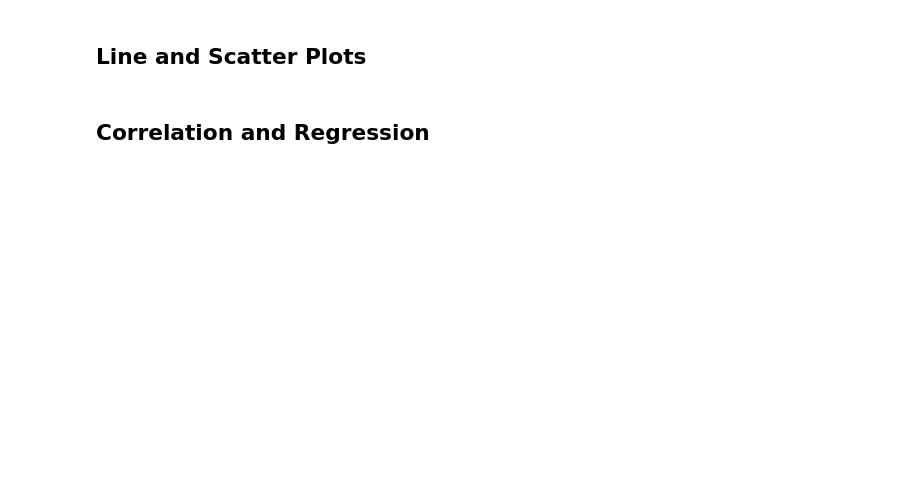
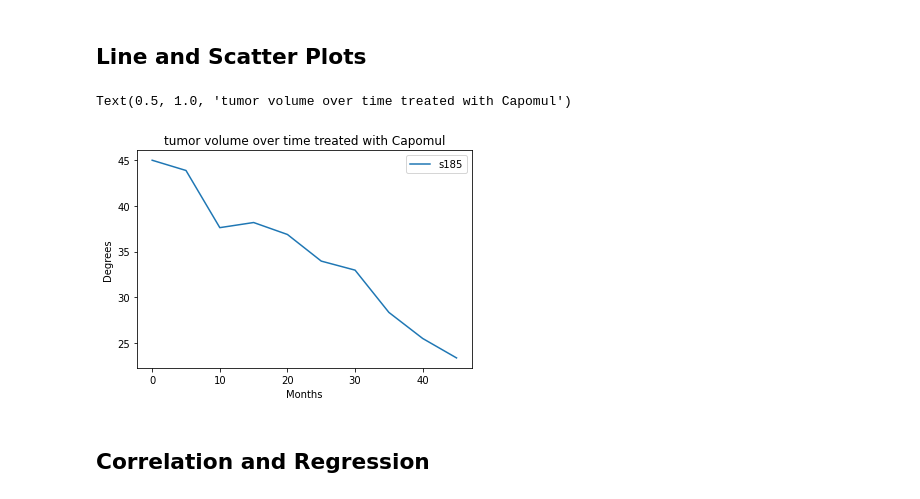
Before and after one commit to hamiltojogo/pymaceutical_tumor_treatment_analysis, a Jupyter notebook: pymaceuticals_starter.ipynb, the cells around one changed output. Saved outputs shown, nothing was run; the diff lists cells and outputs as text; code cells hidden in the pictures; blank space fills up the shorter version.

```diff
--- a/pymaceuticals_starter.ipynb
+++ b/pymaceuticals_starter.ipynb
@@ -319,3 +339,33 @@ iqr = upperq-lowerq
+# %%
+# Generate a line plot of tumor volume vs. time point for a mouse treated with Capomulin
+
+#group by drug and id
+
+
+
+
+#mouse id
+
+capomul_mouse_id = 's185'
+
+#gather time points and measurements for mouse
+
+single_mouse = merged_data.loc[merged_data['Mouse ID']== capomul_mouse_id]
+
+single_mouse
+
+#create line graph for single mouse
+
+x_axis = single_mouse['Timepoint']
+y_axis = single_mouse['Tumor Volume (mm3)']
+plt.plot(x_axis, y_axis, label= capomul_mouse_id)
+plt.xlabel("Months")
+plt.ylabel("Degrees")
+plt.legend(loc='best')
+plt.title('Tumor Volume Over Time treated with Capomul' )
+# %% [output]
+Text(0.5, 1.0, 'tumor volume over time treated with Capomul')
+[figure, added]
 # %%
 # Generate a scatter plot of average tumor volume vs. mouse weight for the Capomulin regimen
 # %% [markdown]
```
Also changed, not shown: parts of 4 cells of this notebook.
